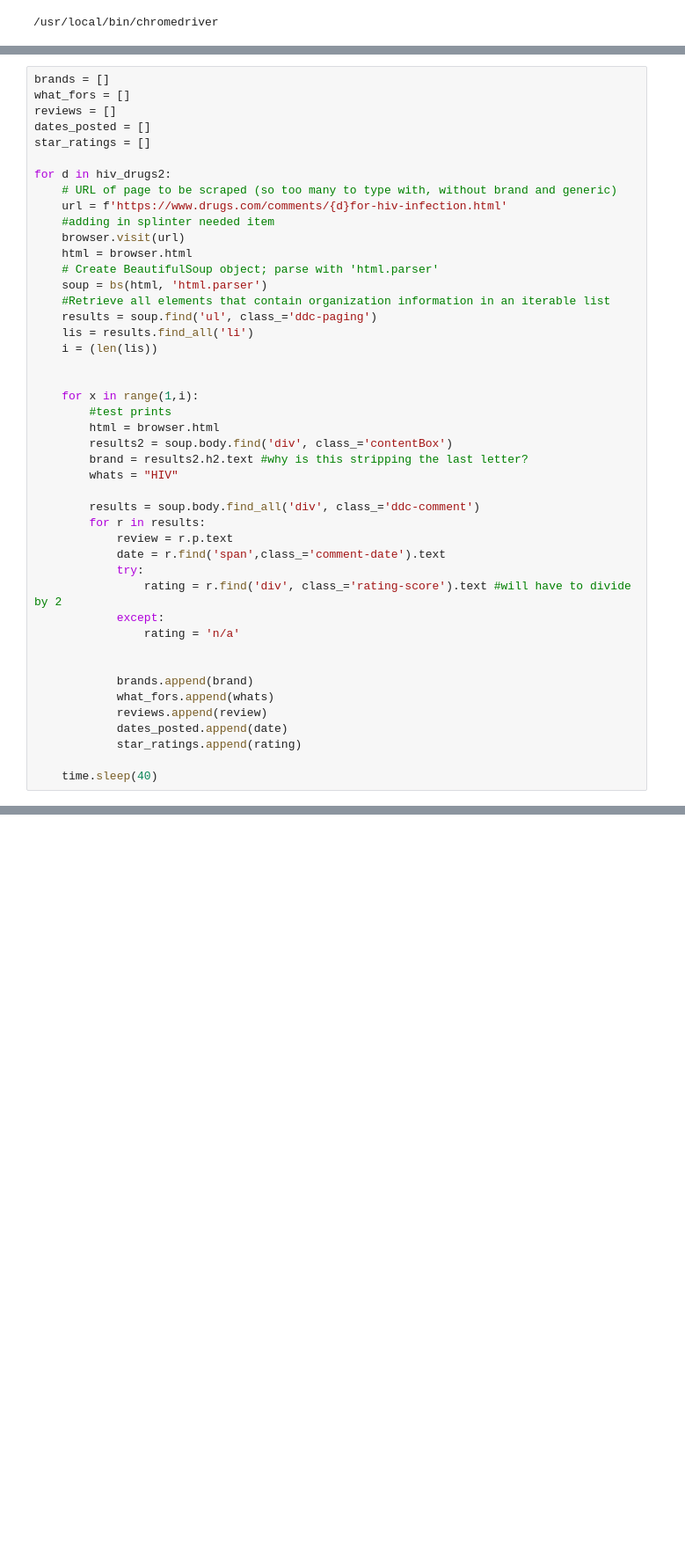
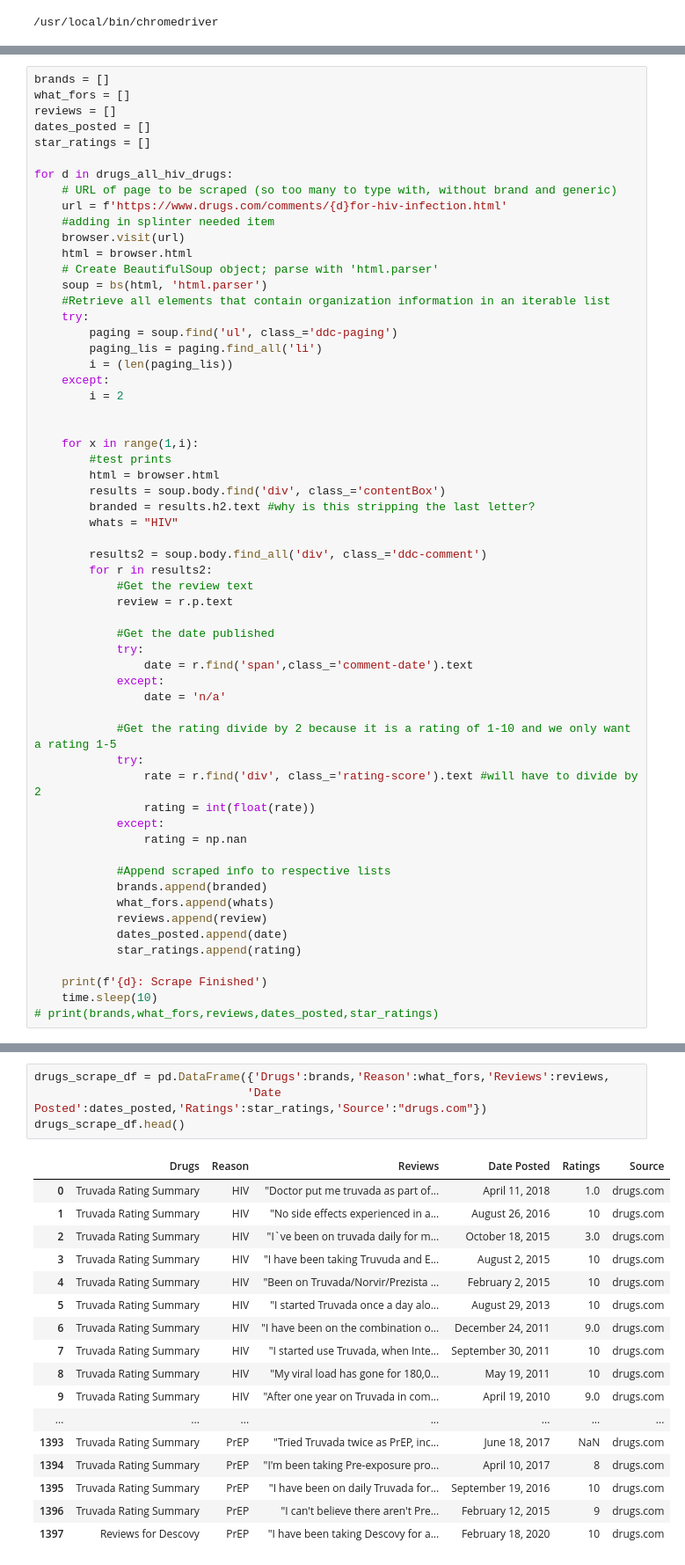
Before and after one commit to mlsalter/hiv_drugs, a Jupyter notebook: HIV_Drugs/hiv_drug_scrape_drug.ipynb, the cells around one changed output, grey strips where cells are left out. Shown at 88% size. Cells and saved outputs as stored; diff of their text form; blank space fills up the shorter version.

Commit message:
adding updates and drug scrapes

```diff
--- a/HIV_Drugs/hiv_drug_scrape_drug.ipynb
+++ b/HIV_Drugs/hiv_drug_scrape_drug.ipynb
@@ -51,7 +121,7 @@ reviews = []
 dates_posted = []
 star_ratings = []
 
-for d in hiv_drugs2:
+for d in drugs_all_hiv_drugs:
     # URL of page to be scraped (so too many to type with, without brand and generic)
     url = f'https://www.drugs.com/comments/{d}for-hiv-infection.html'
     #adding in splinter needed item
@@ -60,33 +130,47 @@ for d in hiv_drugs2:
     # Create BeautifulSoup object; parse with 'html.parser'
     soup = bs(html, 'html.parser')
     #Retrieve all elements that contain organization information in an iterable list
-    results = soup.find('ul', class_='ddc-paging')
-    lis = results.find_all('li')
-    i = (len(lis))
+    try:
+        paging = soup.find('ul', class_='ddc-paging')
+        paging_lis = paging.find_all('li')
+        i = (len(paging_lis))
+    except:
+        i = 2
 
 
     for x in range(1,i):
         #test prints
         html = browser.html
-        results2 = soup.body.find('div', class_='contentBox')
-        brand = results2.h2.text #why is this stripping the last letter?
+        results = soup.body.find('div', class_='contentBox')
+        branded = results.h2.text #why is this stripping the last letter?
         whats = "HIV"
 
-        results = soup.body.find_all('div', class_='ddc-comment')
-        for r in results:
+        results2 = soup.body.find_all('div', class_='ddc-comment')
+        for r in results2:
+            #Get the review text
             review = r.p.text
-            date = r.find('span',class_='comment-date').text
+
+            #Get the date published
             try:
-                rating = r.find('div', class_='rating-score').text #will have to divide by 2
+                date = r.find('span',class_='comment-date').text
             except:
-                rating = 'n/a'
+                date = 'n/a'
 
+            #Get the rating divide by 2 because it is a rating of 1-10 and we only want a rating 1-5
+            try:
+                rate = r.find('div', class_='rating-score').text #will have to divide by 2
+                rating = int(float(rate))
+            except:
+                rating = np.nan
 
-            brands.append(brand)
+            #Append scraped info to respective lists
+            brands.append(branded)
             what_fors.append(whats)
             reviews.append(review)
             dates_posted.append(date)
             star_ratings.append(rating)
 
-    time.sleep(40)
+    print(f'{d}: Scrape Finished')
+    time.sleep(10)
+# print(brands,what_fors,reviews,dates_posted,star_ratings)
 # %% [output]
@@ -93,0 +249,22 @@ AttributeError: 'NoneType' object has no attribute 'find_all'
+# %%
+drugs_scrape_df = pd.DataFrame({'Drugs':brands,'Reason':what_fors,'Reviews':reviews,
+                               'Date Posted':dates_posted,'Ratings':star_ratings,'Source':"drugs.com"})
+drugs_scrape_df.head()
+# %% [output]
+|  | Drugs | Reason | Reviews | Date Posted | Ratings | Source |
+| 0 | Truvada Rating Summary | HIV | "Doctor put me truvada as part of... | April 11, 2018 | 1.0 | drugs.com |
+| 1 | Truvada Rating Summary | HIV | "No side effects experienced in a... | August 26, 2016 | 10 | drugs.com |
+| 2 | Truvada Rating Summary | HIV | "I`ve been on truvada daily for m... | October 18, 2015 | 3.0 | drugs.com |
+| 3 | Truvada Rating Summary | HIV | "I have been taking Truvuda and E... | August 2, 2015 | 10 | drugs.com |
+| 4 | Truvada Rating Summary | HIV | "Been on Truvada/Norvir/Prezista ... | February 2, 2015 | 10 | drugs.com |
+| 5 | Truvada Rating Summary | HIV | "I started Truvada once a day alo... | August 29, 2013 | 10 | drugs.com |
+| 6 | Truvada Rating Summary | HIV | "I have been on the combination o... | December 24, 2011 | 9.0 | drugs.com |
+| 7 | Truvada Rating Summary | HIV | "I started use Truvada, when Inte... | September 30, 2011 | 10 | drugs.com |
+| 8 | Truvada Rating Summary | HIV | "My viral load has gone for 180,0... | May 19, 2011 | 10 | drugs.com |
+| 9 | Truvada Rating Summary | HIV | "After one year on Truvada in com... | April 19, 2010 | 9.0 | drugs.com |
+| ... | ... | ... | ... | ... | ... | ... |
+| 1393 | Truvada Rating Summary | PrEP | "Tried Truvada twice as PrEP, inc... | June 18, 2017 | NaN | drugs.com |
+| 1394 | Truvada Rating Summary | PrEP | "I'm been taking Pre-exposure pro... | April 10, 2017 | 8 | drugs.com |
+| 1395 | Truvada Rating Summary | PrEP | "I have been on daily Truvada for... | September 19, 2016 | 10 | drugs.com |
+| 1396 | Truvada Rating Summary | PrEP | "I can't believe there aren't Pre... | February 12, 2015 | 9 | drugs.com |
+| 1397 | Reviews for Descovy | PrEP | "I have been taking Descovy for a... | February 18, 2020 | 10 | drugs.com |
```
Also changed, not shown: parts of 19 cells of this notebook, 17 other files.
